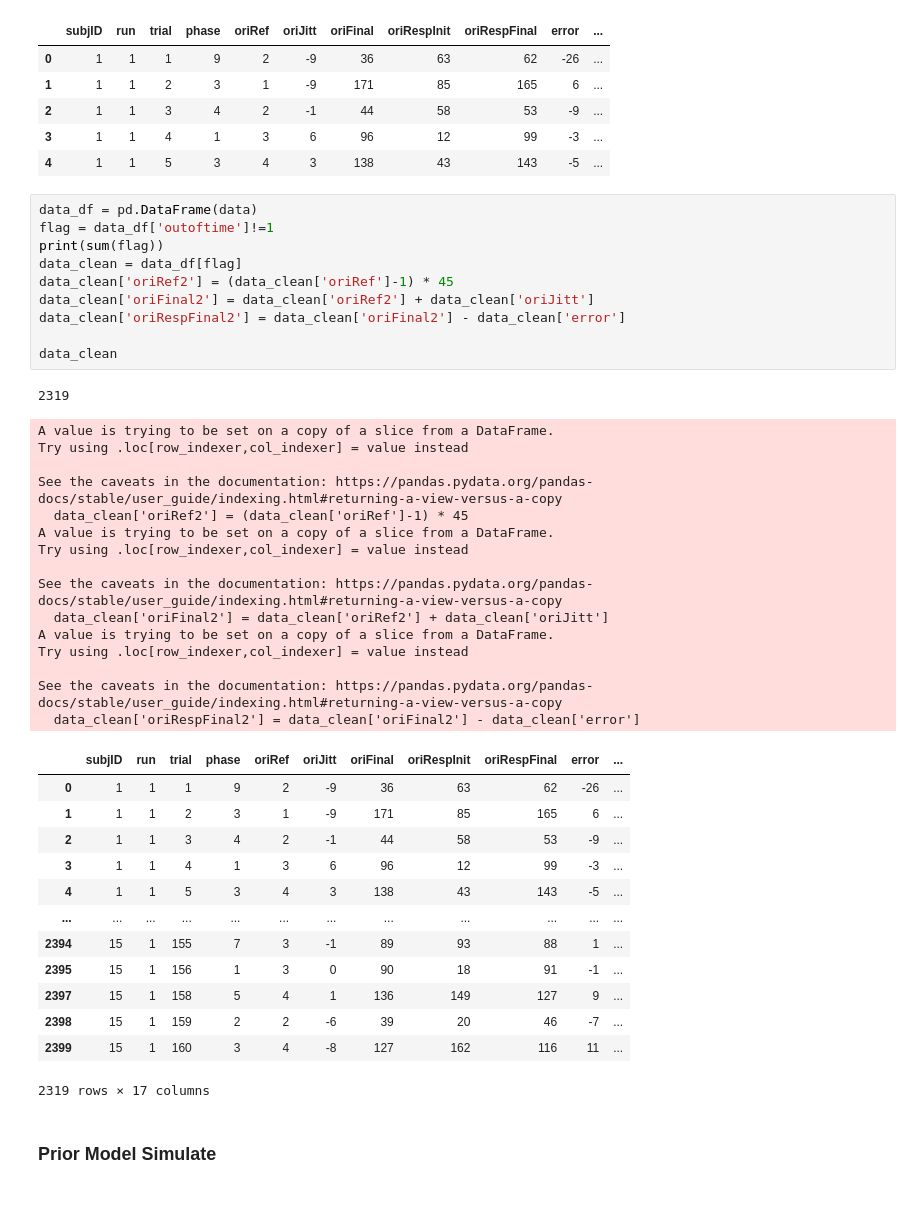
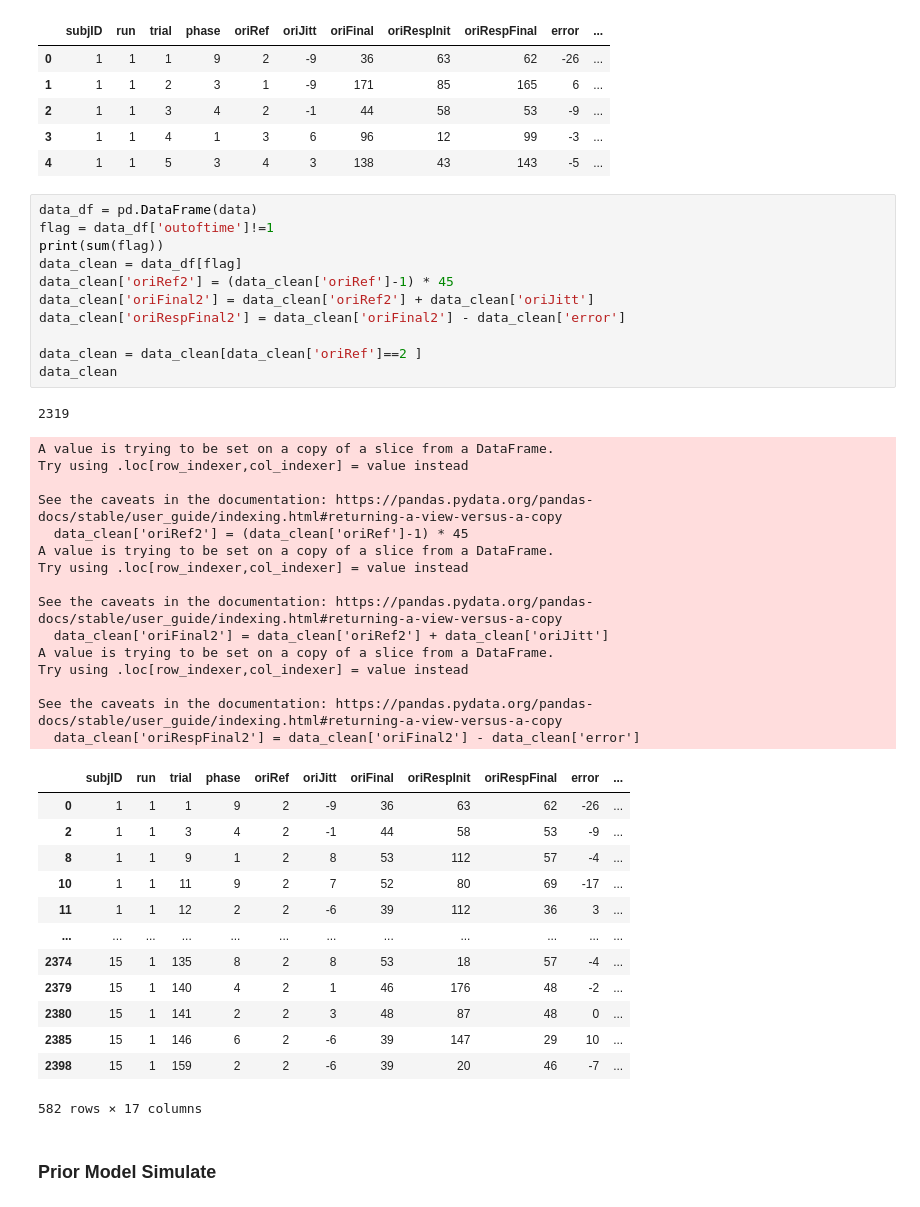
Before and after one commit to Qingqing-Yang-177/CCM_finalProject, a Jupyter notebook: Analysis/CCM_FinalProject_Modeling-Copy1.ipynb, the cells around one changed output. Cells and saved outputs as stored; diff of their text form.

```diff
--- a/Analysis/CCM_FinalProject_Modeling-Copy1.ipynb
+++ b/Analysis/CCM_FinalProject_Modeling-Copy1.ipynb
@@ -44,43 +44,44 @@ data.head()
 # %%
 data_df = pd.DataFrame(data)
 flag = data_df['outoftime']!=1
 print(sum(flag))
 data_clean = data_df[flag]
 data_clean['oriRef2'] = (data_clean['oriRef']-1) * 45
 data_clean['oriFinal2'] = data_clean['oriRef2'] + data_clean['oriJitt']
 data_clean['oriRespFinal2'] = data_clean['oriFinal2'] - data_clean['error']
 
+data_clean = data_clean[data_clean['oriRef']==2 ]
 data_clean
 # %% [output]
 2319
 A value is trying to be set on a copy of a slice from a DataFrame.
 Try using .loc[row_indexer,col_indexer] = value instead
 
 See the caveats in the documentation: https://pandas.pydata.org/pandas-docs/stable/user_guide/indexing.html#returning-a-view-versus-a-copy
   data_clean['oriRef2'] = (data_clean['oriRef']-1) * 45
 A value is trying to be set on a copy of a slice from a DataFrame.
 Try using .loc[row_indexer,col_indexer] = value instead
 
 See the caveats in the documentation: https://pandas.pydata.org/pandas-docs/stable/user_guide/indexing.html#returning-a-view-versus-a-copy
   data_clean['oriFinal2'] = data_clean['oriRef2'] + data_clean['oriJitt']
 A value is trying to be set on a copy of a slice from a DataFrame.
 Try using .loc[row_indexer,col_indexer] = value instead
 
 See the caveats in the documentation: https://pandas.pydata.org/pandas-docs/stable/user_guide/indexing.html#returning-a-view-versus-a-copy
   data_clean['oriRespFinal2'] = data_clean['oriFinal2'] - data_clean['error']
 |  | subjID | run | trial | phase | oriRef | oriJitt | oriFinal | oriRespInit | oriRespFinal | error | ... |
 | 0 | 1 | 1 | 1 | 9 | 2 | -9 | 36 | 63 | 62 | -26 | ... |
-| 1 | 1 | 1 | 2 | 3 | 1 | -9 | 171 | 85 | 165 | 6 | ... |
 | 2 | 1 | 1 | 3 | 4 | 2 | -1 | 44 | 58 | 53 | -9 | ... |
-| 3 | 1 | 1 | 4 | 1 | 3 | 6 | 96 | 12 | 99 | -3 | ... |
-| 4 | 1 | 1 | 5 | 3 | 4 | 3 | 138 | 43 | 143 | -5 | ... |
+| 8 | 1 | 1 | 9 | 1 | 2 | 8 | 53 | 112 | 57 | -4 | ... |
+| 10 | 1 | 1 | 11 | 9 | 2 | 7 | 52 | 80 | 69 | -17 | ... |
+| 11 | 1 | 1 | 12 | 2 | 2 | -6 | 39 | 112 | 36 | 3 | ... |
 | ... | ... | ... | ... | ... | ... | ... | ... | ... | ... | ... | ... |
-| 2394 | 15 | 1 | 155 | 7 | 3 | -1 | 89 | 93 | 88 | 1 | ... |
-| 2395 | 15 | 1 | 156 | 1 | 3 | 0 | 90 | 18 | 91 | -1 | ... |
-| 2397 | 15 | 1 | 158 | 5 | 4 | 1 | 136 | 149 | 127 | 9 | ... |
+| 2374 | 15 | 1 | 135 | 8 | 2 | 8 | 53 | 18 | 57 | -4 | ... |
+| 2379 | 15 | 1 | 140 | 4 | 2 | 1 | 46 | 176 | 48 | -2 | ... |
+| 2380 | 15 | 1 | 141 | 2 | 2 | 3 | 48 | 87 | 48 | 0 | ... |
+| 2385 | 15 | 1 | 146 | 6 | 2 | -6 | 39 | 147 | 29 | 10 | ... |
 | 2398 | 15 | 1 | 159 | 2 | 2 | -6 | 39 | 20 | 46 | -7 | ... |
-| 2399 | 15 | 1 | 160 | 3 | 4 | -8 | 127 | 162 | 116 | 11 | ... |
-2319 rows × 17 columns
+582 rows × 17 columns
 # %% [markdown]
 ### Prior Model Simulate
 # %%
```
Also changed, not shown: parts of 8 cells of this notebook.
